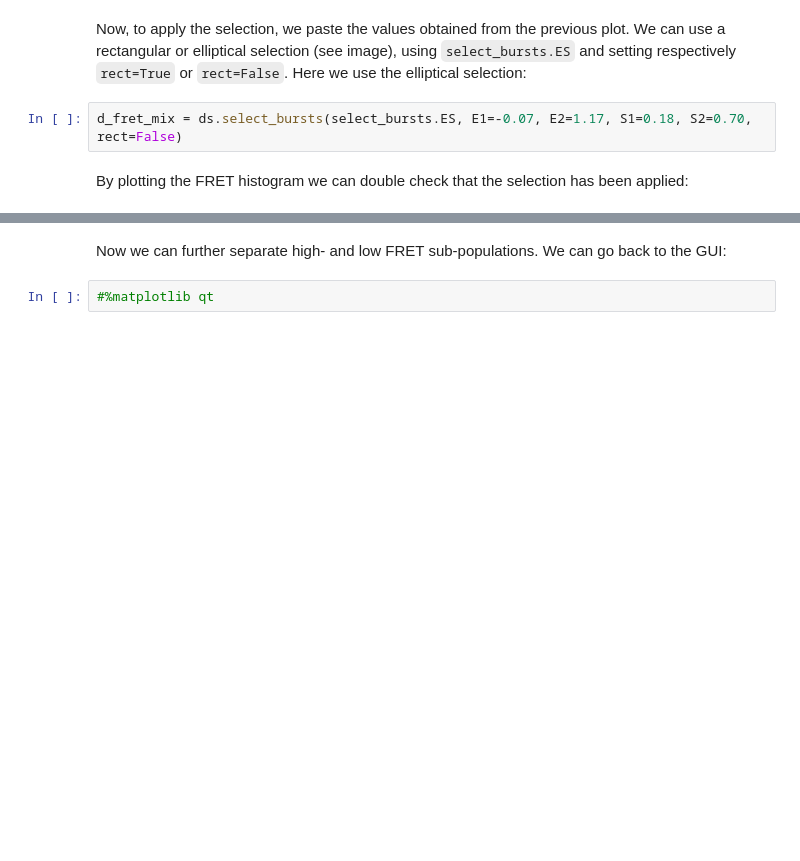
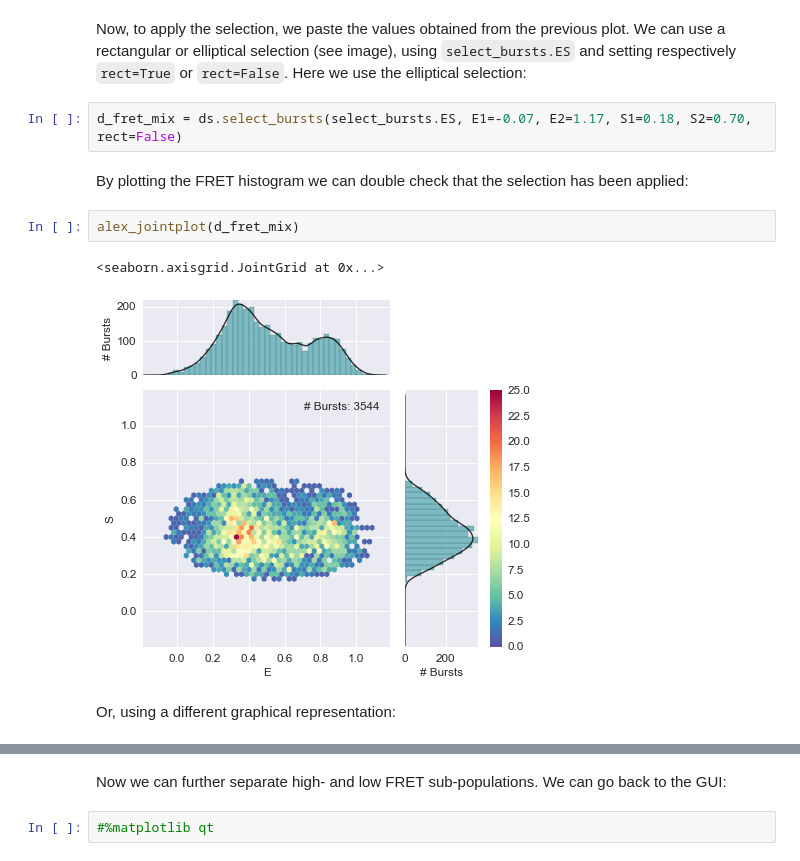
Before and after one commit to tritemio/FRETBursts_notebooks, a Jupyter notebook: notebooks/FRETBursts - us-ALEX smFRET burst analysis.ipynb, the cells around one changed output, grey strips where cells are left out. Saved outputs shown, nothing was run; the diff lists cells and outputs as text; blank space fills up the shorter version.

```diff
--- a/notebooks/FRETBursts - us-ALEX smFRET burst analysis.ipynb
+++ b/notebooks/FRETBursts - us-ALEX smFRET burst analysis.ipynb
@@ -632,6 +612,13 @@ d_fret_mix = ds.select_bursts(select_bursts.ES, E1=-0.07, E2=1.17, S1=0.18, S2=0
 # %% [markdown]
 By plotting the FRET histogram we can double check that
 the selection has been applied:
+# %%
+alex_jointplot(d_fret_mix)
+# %% [output]
+<seaborn.axisgrid.JointGrid at 0x...>
+[figure, added]
+# %% [markdown]
+Or, using a different graphical representation:
 # %%
 dplot(d_fret_mix, hist2d_alex)
 # %% [output]
```
Also changed, not shown: parts of 14 cells of this notebook, 5 other files.
